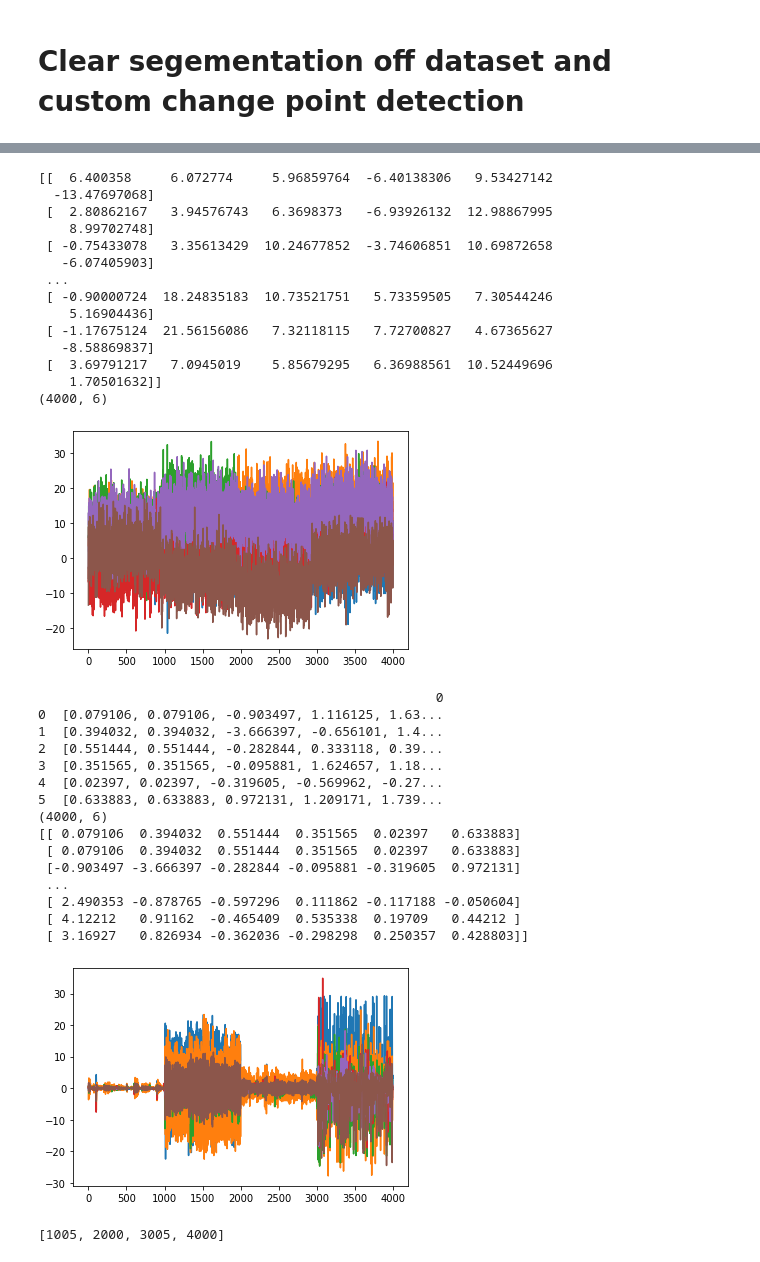
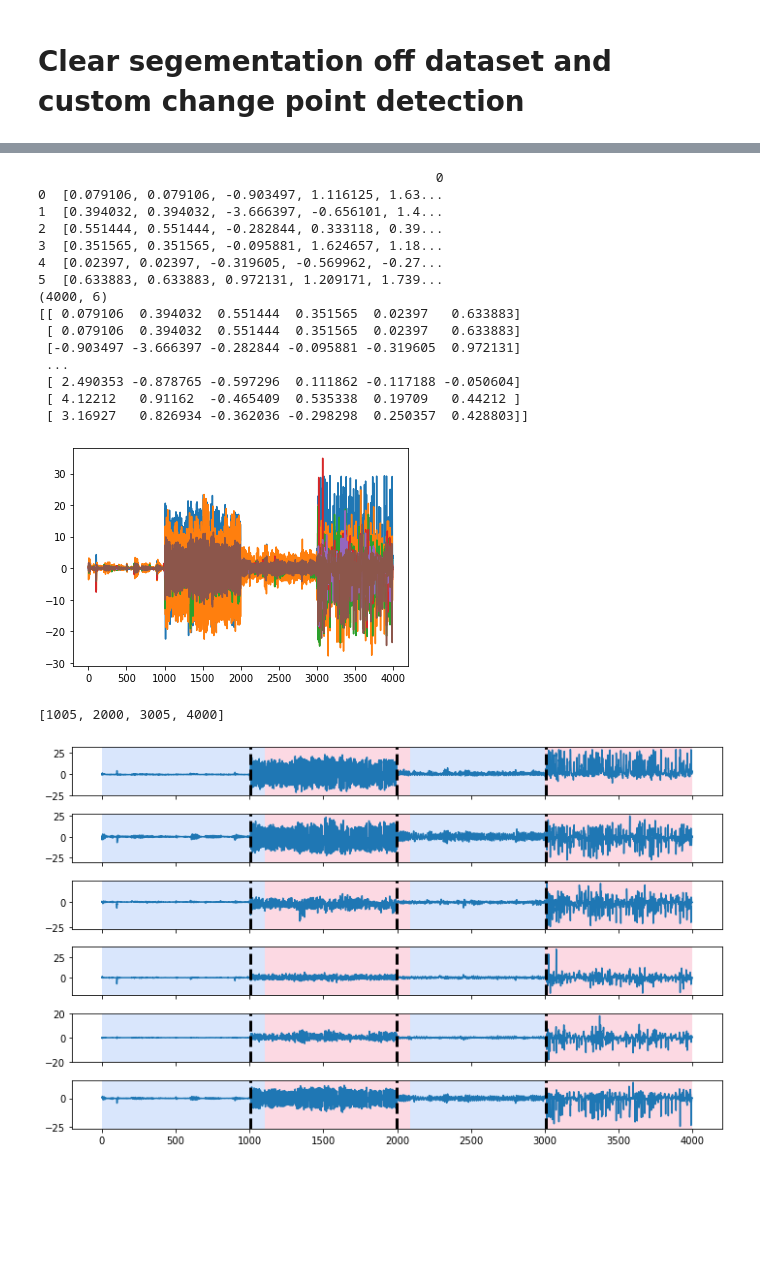
Before and after one commit to damjam212/TimeSeriesSegmentation, a Jupyter notebook: Data_segmentation.ipynb, the cells around one changed output, grey strips where cells are left out. Saved outputs shown, nothing was run; the diff lists cells and outputs as text; code cells hidden in the pictures; blank space fills up the shorter version.

```diff
--- a/Data_segmentation.ipynb
+++ b/Data_segmentation.ipynb
@@ -124,65 +124,51 @@ axs[1, 2].set_title('gyroscope Z')
 # Adjust the layout
 plt.tight_layout()
 
 # Show the plots
 plt.show()
 
 n, dim = 4000, 6  # number of samples, dimension
 n_bkps, sigma = 3, 5  # number of change points, noise standart deviation
 signal, bkps = rpt.pw_constant(n, dim, n_bkps, noise_std=sigma)
-print((signal))
-print((signal).shape)
+# print((signal))
+# print((signal).shape)
 
-plt.plot(signal)
-plt.show()
+# plt.plot(signal)
+# plt.show()
 print(stacked)
 motion_basics_stacked_ndarray = dataframe_to_ndarray(stacked)
 print((motion_basics_stacked_ndarray).shape)
 print((motion_basics_stacked_ndarray))
 plt.plot(motion_basics_stacked_ndarray)
 plt.show()
 #signal = stacked.iloc[0,0]
 # change point detection
 model = "l2"  # "l1", "rbf", "linear", "normal", "ar"
 algo = rpt.Window(model=model).fit(motion_basics_stacked_ndarray)
 
 my_bkps = algo.predict(n_bkps=3)
 
 
 print(my_bkps)
 rpt.show.display(motion_basics_stacked_ndarray, bkps, my_bkps, figsize=(10, 6))
 plt.show()
 # %% [output]
 [figure]
-[[  6.400358     6.072774     5.96859764  -6.40138306   9.53427142
-  -13.47697068]
- [  2.80862167   3.94576743   6.3698373   -6.93926132  12.98867995
-    8.99702748]
- [ -0.75433078   3.35613429  10.24677852  -3.74606851  10.69872658
-   -6.07405903]
+                                                   0
+0  [0.079106, 0.079106, -0.903497, 1.116125, 1.63...
+1  [0.394032, 0.394032, -3.666397, -0.656101, 1.4...
+2  [0.551444, 0.551444, -0.282844, 0.333118, 0.39...
+3  [0.351565, 0.351565, -0.095881, 1.624657, 1.18...
+4  [0.02397, 0.02397, -0.319605, -0.569962, -0.27...
+5  [0.633883, 0.633883, 0.972131, 1.209171, 1.739...
+(4000, 6)
+[[ 0.079106  0.394032  0.551444  0.351565  0.02397   0.633883]
+ [ 0.079106  0.394032  0.551444  0.351565  0.02397   0.633883]
+ [-0.903497 -3.666397 -0.282844 -0.095881 -0.319605  0.972131]
  ...
- [ -0.90000724  18.24835183  10.73521751   5.73359505   7.30544246
-    5.16904436]
- [ -1.17675124  21.56156086   7.32118115   7.72700827   4.67365627
-   -8.58869837]
- [  3.69791217   7.0945019    5.85679295   6.36988561  10.52449696
-    1.70501632]]
-(4000, 6)
+ [ 2.490353 -0.878765 -0.597296  0.111862 -0.117188 -0.050604]
+ [ 4.12212   0.91162  -0.465409  0.535338  0.19709   0.44212 ]
+ [ 3.16927   0.826934 -0.362036 -0.298298  0.250357  0.428803]]
-[figure, old version]
+[figure, new version]
-                                                   0
-0  [0.079106, 0.079106, -0.903497, 1.116125, 1.63...
-1  [0.394032, 0.394032, -3.666397, -0.656101, 1.4...
-2  [0.551444, 0.551444, -0.282844, 0.333118, 0.39...
-3  [0.351565, 0.351565, -0.095881, 1.624657, 1.18...
-4  [0.02397, 0.02397, -0.319605, -0.569962, -0.27...
-5  [0.633883, 0.633883, 0.972131, 1.209171, 1.739...
-(4000, 6)
-[[ 0.079106  0.394032  0.551444  0.351565  0.02397   0.633883]
- [ 0.079106  0.394032  0.551444  0.351565  0.02397   0.633883]
- [-0.903497 -3.666397 -0.282844 -0.095881 -0.319605  0.972131]
- ...
- [ 2.490353 -0.878765 -0.597296  0.111862 -0.117188 -0.050604]
- [ 4.12212   0.91162  -0.465409  0.535338  0.19709   0.44212 ]
- [ 3.16927   0.826934 -0.362036 -0.298298  0.250357  0.428803]]
+[1005, 2000, 3005, 4000]
-[figure, old version]
+[figure, new version]
-[1005, 2000, 3005, 4000]
```
Also changed, not shown: parts of 4 cells of this notebook.
